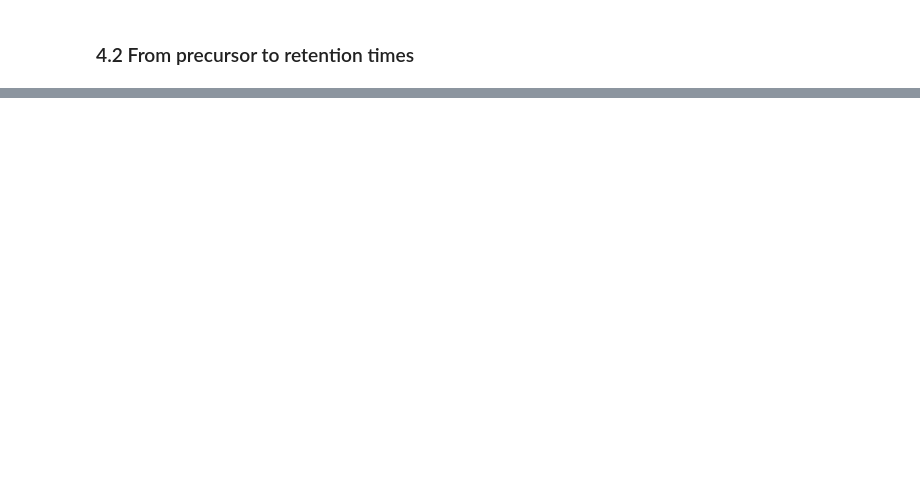
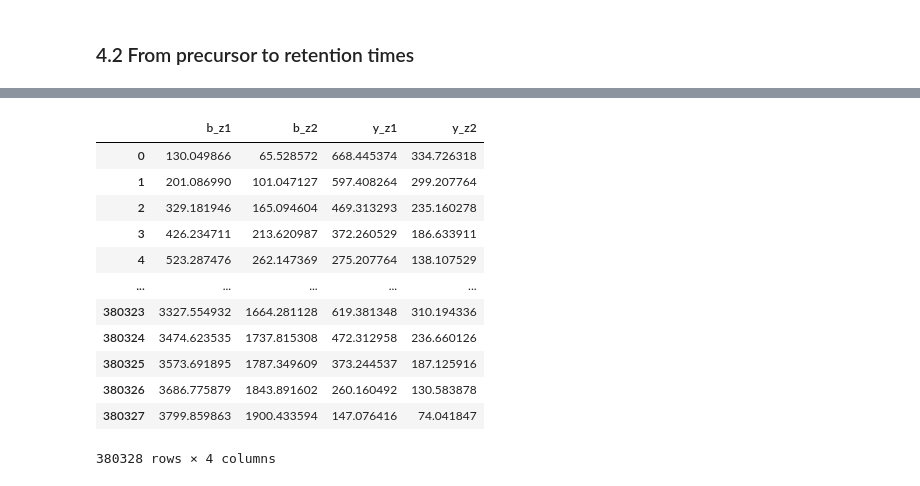
Before and after one commit to MannLabs/alphabase, a Jupyter notebook: docs/tutorials/tutorial_basic_functionalities.ipynb, the cells around one changed output, grey strips where cells are left out. Saved outputs shown, nothing was run; the diff lists cells and outputs as text; code cells hidden in the pictures; blank space fills up the shorter version.

```diff
--- a/docs/tutorials/tutorial_basic_functionalities.ipynb
+++ b/docs/tutorials/tutorial_basic_functionalities.ipynb
@@ -325,0 +399,19 @@ diann_psm_df[['precursor_mz']+[col for col in diann_psm_df.columns if col.starts
+# %%
+# calculating fragment mzs based on a dataframe with specified fragmentation types
+from alphabase.peptide.fragment import create_fragment_mz_dataframe
+fragment_mz_df = create_fragment_mz_dataframe(fasta_df, charged_frag_types = ["b_z1", "b_z2", "y_z1", "y_z2"])
+fragment_mz_df
+# %% [output]
+|  | b_z1 | b_z2 | y_z1 | y_z2 |
+| 0 | 130.049866 | 65.528572 | 668.445374 | 334.726318 |
+| 1 | 201.086990 | 101.047127 | 597.408264 | 299.207764 |
+| 2 | 329.181946 | 165.094604 | 469.313293 | 235.160278 |
+| 3 | 426.234711 | 213.620987 | 372.260529 | 186.633911 |
+| 4 | 523.287476 | 262.147369 | 275.207764 | 138.107529 |
+| ... | ... | ... | ... | ... |
+| 380323 | 3327.554932 | 1664.281128 | 619.381348 | 310.194336 |
+| 380324 | 3474.623535 | 1737.815308 | 472.312958 | 236.660126 |
+| 380325 | 3573.691895 | 1787.349609 | 373.244537 | 187.125916 |
+| 380326 | 3686.775879 | 1843.891602 | 260.160492 | 130.583878 |
+| 380327 | 3799.859863 | 1900.433594 | 147.076416 | 74.041847 |
+380328 rows × 4 columns
```
Also changed, not shown: parts of 57 cells of this notebook, 2 other files.
